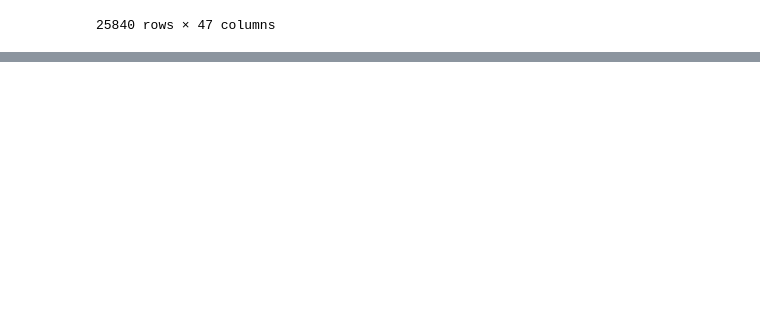
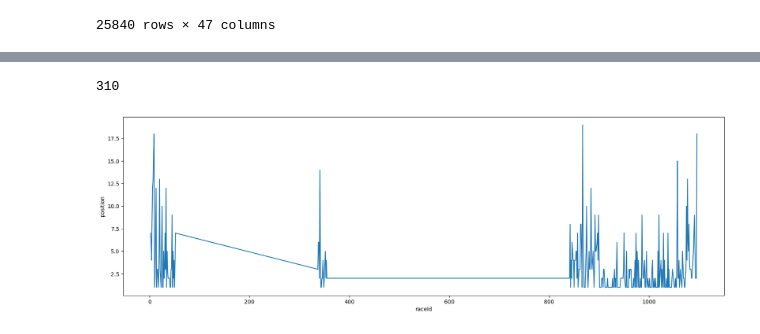
Before and after one commit to AdamSerrakh/FormationGreta, a Jupyter notebook: ProjetF1/Untitled.ipynb, the cells around one changed output, grey strips where cells are left out. Drawn from its saved outputs; the diff is of its cells as text; code cells hidden in the pictures; blank space fills up the shorter version.

```diff
--- a/ProjetF1/Untitled.ipynb
+++ b/ProjetF1/Untitled.ipynb
@@ -64,3 +64,6 @@ df
 | 25838 | 20093 | 835 | 798 | 161 | 24 | 17 | \N | R | 27 | ... |
 | 25839 | 20180 | 835 | 803 | 161 | 24 | 17 | \N | R | 27 | ... |
 25840 rows × 47 columns
+# %%
+dfStatus = pd.read_csv("status.csv")
+df = pd.merge(df, dfStatus, on='statusId')
@@ -66,0 +84,3 @@ df
+# %%
+dfHamilton = df[df['driverId'] == 1]
+dfHamilton
@@ -66,0 +101,2 @@ df
+# %%
+dfHamilton['position'] = pd.to_numeric(dfHamilton['position'],errors='coerce')
@@ -66,0 +109,2 @@ df
+# %%
+dfHamilton.date=pd.to_datetime(dfHamilton.date, format="%Y-%m-%d")
@@ -66,0 +139,10 @@ df
+# %%
+len(dfHamilton['raceId'].unique())
+# %% [output]
+310
+# %%
+plt.subplots(figsize=(20,6))
+sns.lineplot(x="raceId", y="position", data=dfHamilton)
+plt.show()
+# %% [output]
+[figure, added]
```
Also changed, not shown: parts of 17 cells of this notebook.
